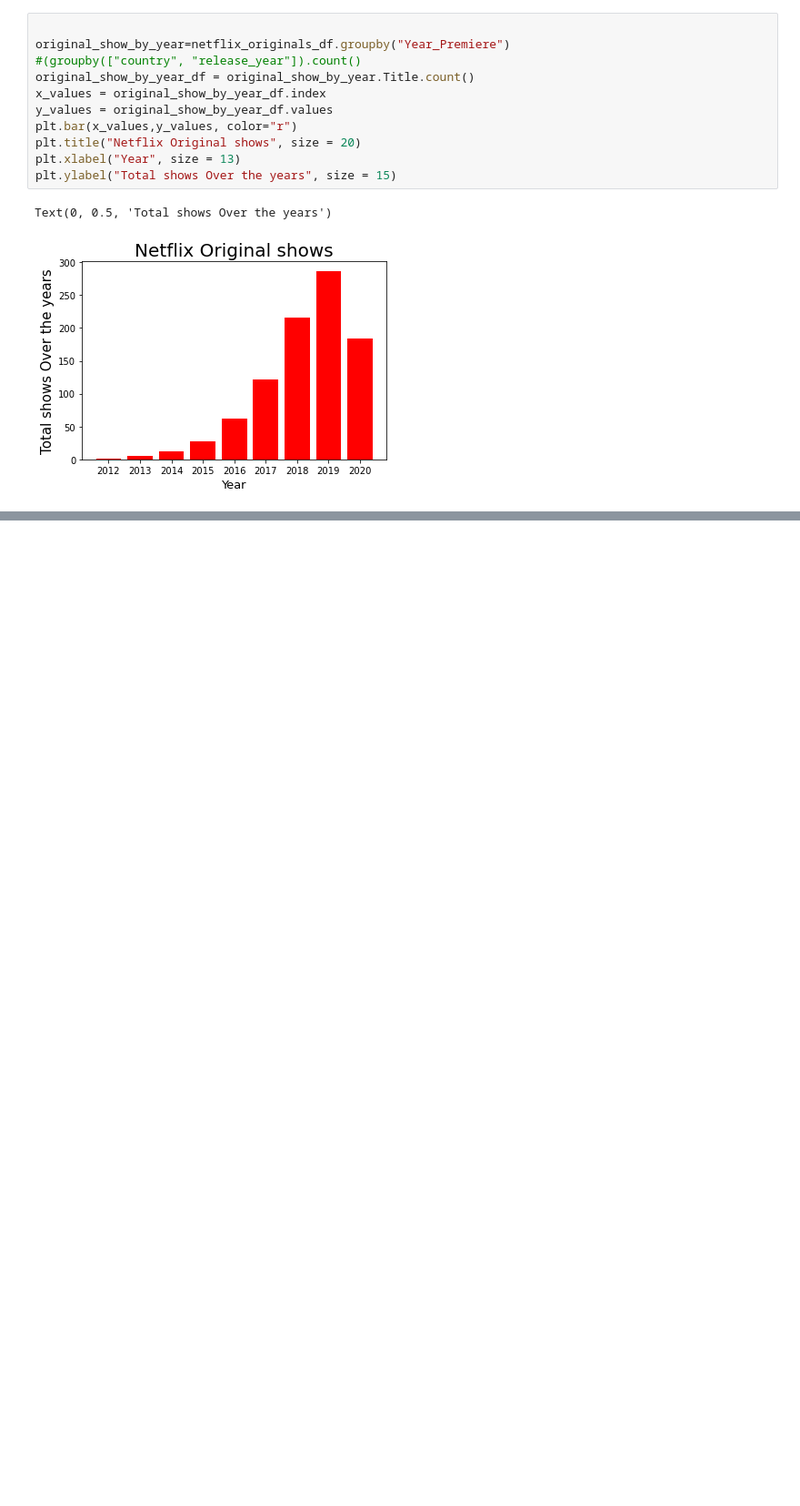
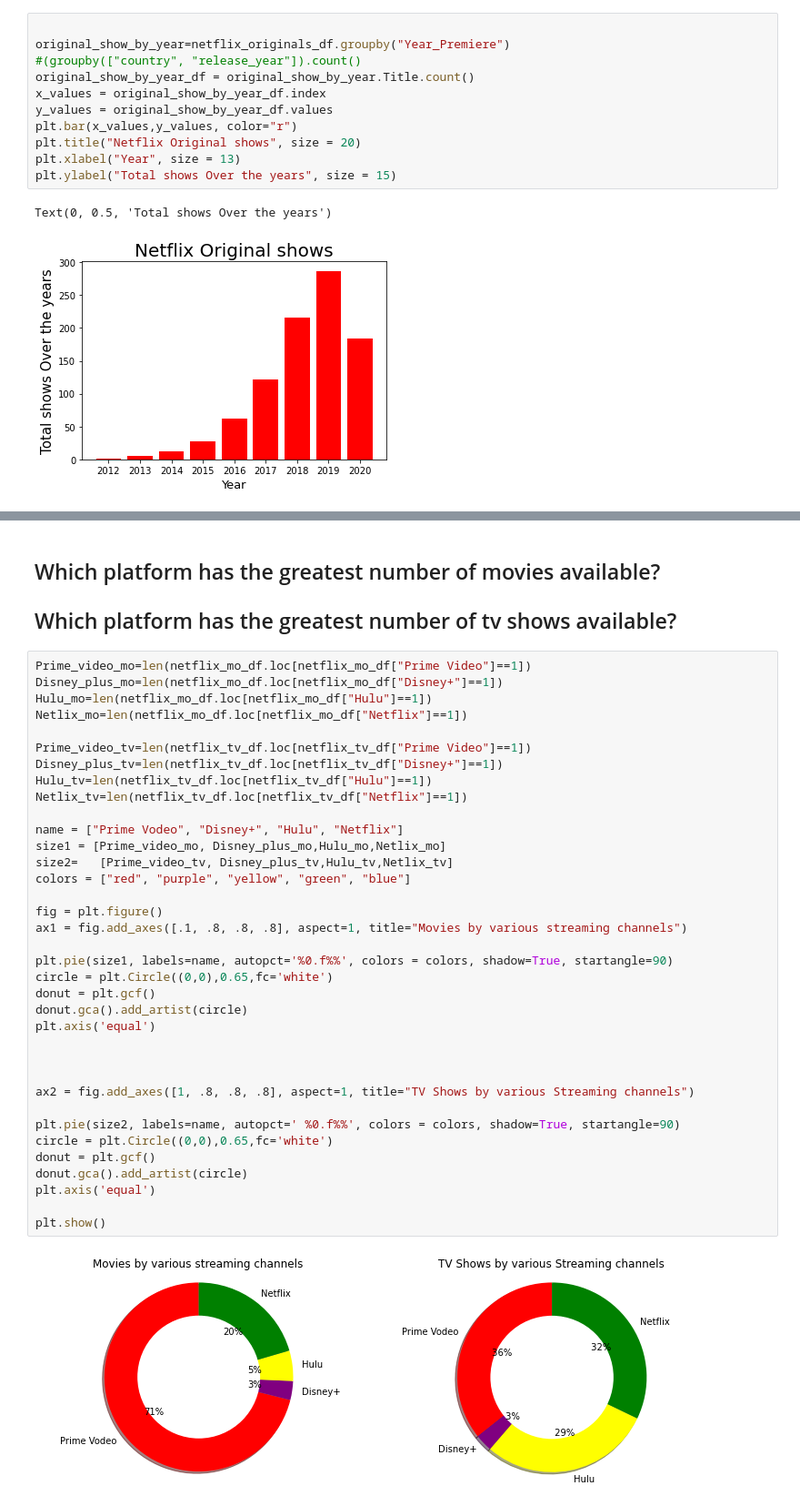
Before and after one commit to Dan-Freda/Project1-3, a Jupyter notebook: netflix.ipynb, the cells around one changed output, grey strips where cells are left out. Shown: that part at 91% size. Cells and saved outputs as stored; diff of their text form; blank space fills up the shorter version.

```diff
--- a/netflix.ipynb
+++ b/netflix.ipynb
@@ -308,0 +370,42 @@ Text(0, 0.5, 'Total shows Over the years')
+# %% [markdown]
+
+## Which platform has the greatest number of movies available?
+## Which platform has the greatest number of tv shows available?
+# %%
+Prime_video_mo=len(netflix_mo_df.loc[netflix_mo_df["Prime Video"]==1])
+Disney_plus_mo=len(netflix_mo_df.loc[netflix_mo_df["Disney+"]==1])
+Hulu_mo=len(netflix_mo_df.loc[netflix_mo_df["Hulu"]==1])
+Netlix_mo=len(netflix_mo_df.loc[netflix_mo_df["Netflix"]==1])
+
+Prime_video_tv=len(netflix_tv_df.loc[netflix_tv_df["Prime Video"]==1])
+Disney_plus_tv=len(netflix_tv_df.loc[netflix_tv_df["Disney+"]==1])
+Hulu_tv=len(netflix_tv_df.loc[netflix_tv_df["Hulu"]==1])
+Netlix_tv=len(netflix_tv_df.loc[netflix_tv_df["Netflix"]==1])
+
+name = ["Prime Vodeo", "Disney+", "Hulu", "Netflix"]
+size1 = [Prime_video_mo, Disney_plus_mo,Hulu_mo,Netlix_mo]
+size2=   [Prime_video_tv, Disney_plus_tv,Hulu_tv,Netlix_tv]
+colors = ["red", "purple", "yellow", "green", "blue"]
+
+fig = plt.figure()
+ax1 = fig.add_axes([.1, .8, .8, .8], aspect=1, title="Movies by various streaming channels")
+
+plt.pie(size1, labels=name, autopct='%0.f%%', colors = colors, shadow=True, startangle=90)
+circle = plt.Circle((0,0),0.65,fc='white')
+donut = plt.gcf()
+donut.gca().add_artist(circle)
+plt.axis('equal')
+
+
+
+ax2 = fig.add_axes([1, .8, .8, .8], aspect=1, title="TV Shows by various Streaming channels")
+
+plt.pie(size2, labels=name, autopct=' %0.f%%', colors = colors, shadow=True, startangle=90)
+circle = plt.Circle((0,0),0.65,fc='white')
+donut = plt.gcf()
+donut.gca().add_artist(circle)
+plt.axis('equal')
+
+plt.show()
+# %% [output]
+[figure, added]
```
Also changed, not shown: parts of 12 cells of this notebook, 3 other files.
